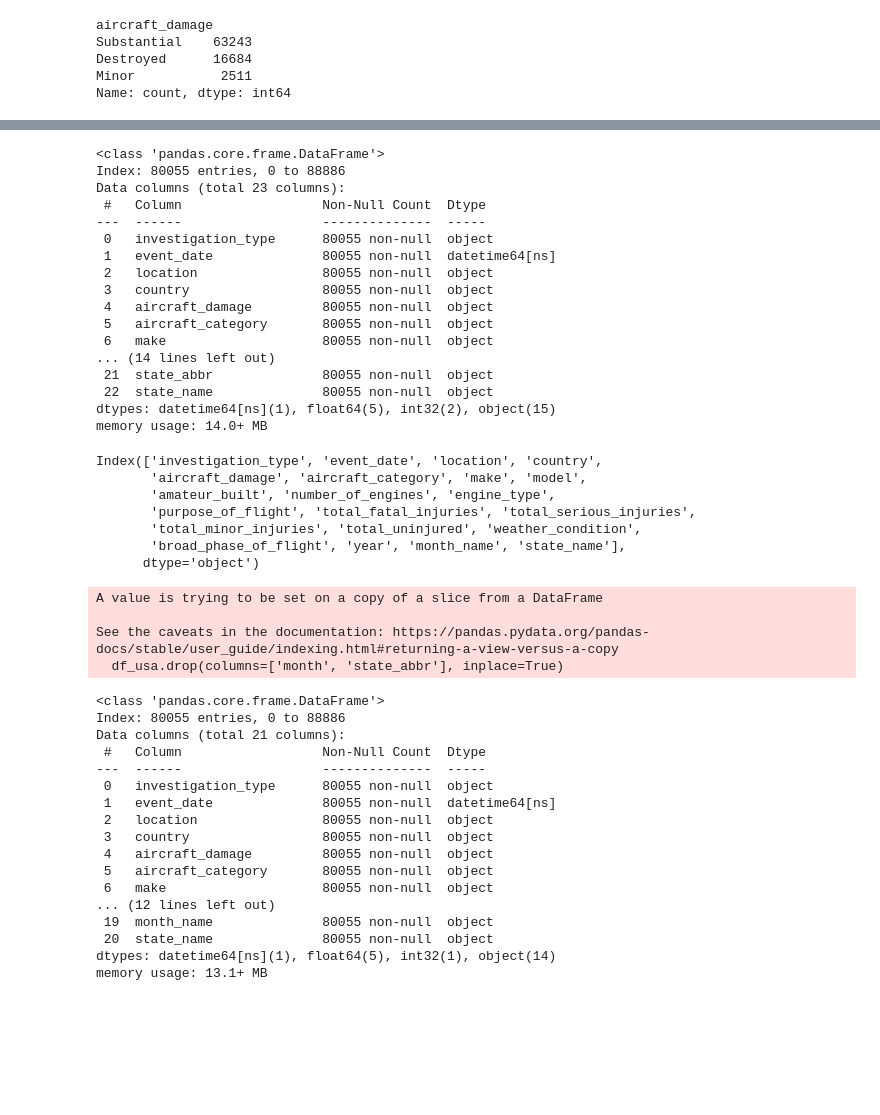
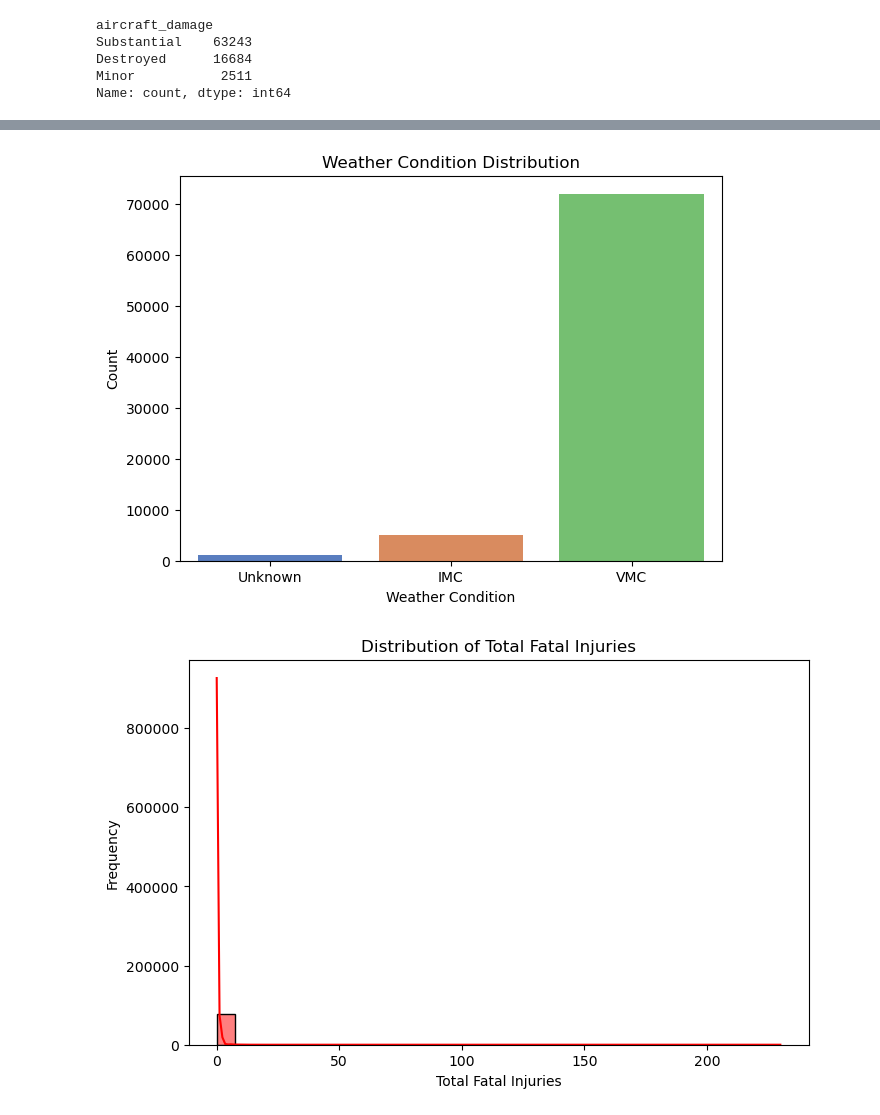
Before and after one commit to Rodgerdev/aircraft-analysis, a Jupyter notebook: aviation_analysis.ipynb, the cells around one changed output, grey strips where cells are left out. Drawn from its saved outputs; the diff is of its cells as text; code cells hidden in the pictures; blank space fills up the shorter version.

```diff
--- a/aviation_analysis.ipynb
+++ b/aviation_analysis.ipynb
@@ -938,59 +948,20 @@ memory usage: 14.1+ MB
-# %%
-df_usa = usa_data.dropna()
-df_usa.info()
-# %% [output]
-<class 'pandas.core.frame.DataFrame'>
-Index: 80055 entries, 0 to 88886
-Data columns (total 23 columns):
- #   Column                  Non-Null Count  Dtype
----  ------                  --------------  -----
- 0   investigation_type      80055 non-null  object
- 1   event_date              80055 non-null  datetime64[ns]
- 2   location                80055 non-null  object
- 3   country                 80055 non-null  object
- 4   aircraft_damage         80055 non-null  object
- 5   aircraft_category       80055 non-null  object
- 6   make                    80055 non-null  object
-... (14 lines left out)
- 21  state_abbr              80055 non-null  object
- 22  state_name              80055 non-null  object
-dtypes: datetime64[ns](1), float64(5), int32(2), object(15)
-memory usage: 14.0+ MB
 # %%
-# Drop 'month' and 'state_abbr' columns from df_usa
-df_usa.drop(columns=['month', 'state_abbr'], inplace=True)
-
-# Verify the changes
-print(df_usa.columns)
+# Plot weather condition distribution
+plt.figure(figsize=(7, 5))
+sns.countplot(data=df_usa, x='weather_condition', palette='muted')
+plt.title('Weather Condition Distribution')
+plt.xlabel('Weather Condition')
+plt.ylabel('Count')
+plt.show()
 # %% [output]
-Index(['investigation_type', 'event_date', 'location', 'country',
-       'aircraft_damage', 'aircraft_category', 'make', 'model',
-       'amateur_built', 'number_of_engines', 'engine_type',
-       'purpose_of_flight', 'total_fatal_injuries', 'total_serious_injuries',
-       'total_minor_injuries', 'total_uninjured', 'weather_condition',
-       'broad_phase_of_flight', 'year', 'month_name', 'state_name'],
-      dtype='object')
-A value is trying to be set on a copy of a slice from a DataFrame
-
-See the caveats in the documentation: https://pandas.pydata.org/pandas-docs/stable/user_guide/indexing.html#returning-a-view-versus-a-copy
-  df_usa.drop(columns=['month', 'state_abbr'], inplace=True)
+[figure, added]
 # %%
-df_usa.info()
+# Distribution plot for total_fatal_injuries
+plt.figure(figsize=(8, 5))
+sns.histplot(df_usa['total_fatal_injuries'], bins=30, kde=True, color='red')
+plt.title('Distribution of Total Fatal Injuries')
+plt.xlabel('Total Fatal Injuries')
+plt.ylabel('Frequency')
+plt.show()
 # %% [output]
-<class 'pandas.core.frame.DataFrame'>
-Index: 80055 entries, 0 to 88886
-Data columns (total 21 columns):
- #   Column                  Non-Null Count  Dtype
----  ------                  --------------  -----
- 0   investigation_type      80055 non-null  object
- 1   event_date              80055 non-null  datetime64[ns]
- 2   location                80055 non-null  object
- 3   country                 80055 non-null  object
- 4   aircraft_damage         80055 non-null  object
- 5   aircraft_category       80055 non-null  object
- 6   make                    80055 non-null  object
-... (12 lines left out)
- 19  month_name              80055 non-null  object
- 20  state_name              80055 non-null  object
-dtypes: datetime64[ns](1), float64(5), int32(1), object(14)
-memory usage: 13.1+ MB
+[figure, added]
```
Also changed, not shown: parts of 25 cells of this notebook.
